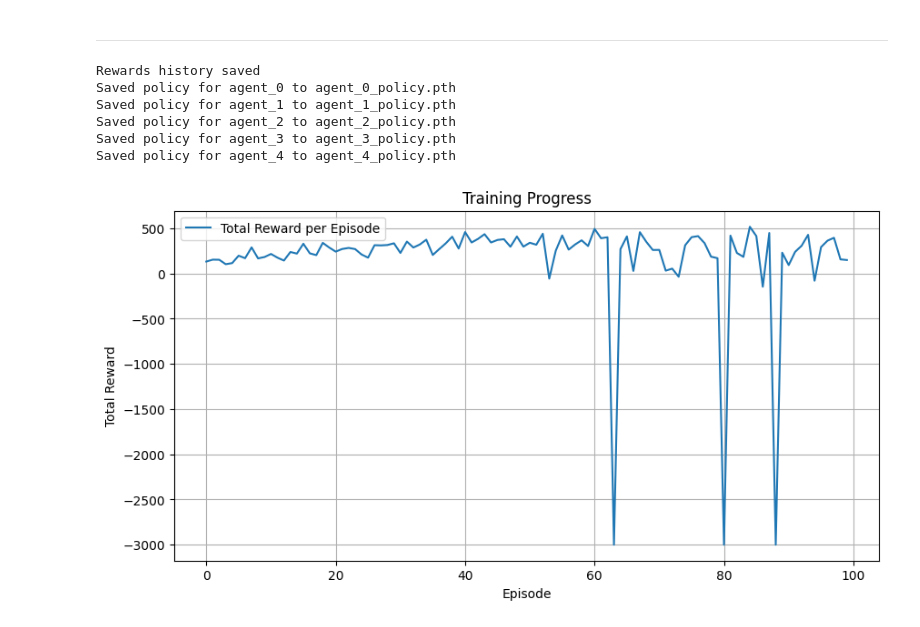
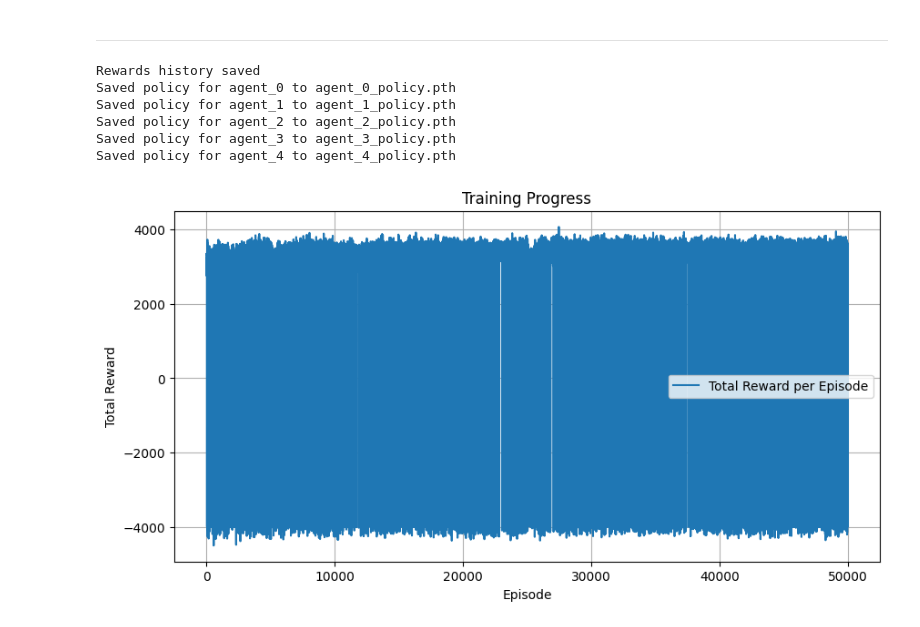
Before and after one commit to yjchenCN/Multi-agent-consensus-algorithm, a Jupyter notebook: MARL/MA_new/reinforce.ipynb, the cells around one changed output. Saved outputs shown, nothing was run; the diff lists cells and outputs as text; code cells hidden in the pictures.

```diff
--- a/MARL/MA_new/reinforce.ipynb
+++ b/MARL/MA_new/reinforce.ipynb
@@ -222,7 +222,7 @@ class PolicyNetwork(nn.Module):
 # 假设各智能体共享经验（集中训练），但决策分散执行——即每个智能体在执行时只访问自己的网络和观测。
 
 
-def train_multiagent(env, num_episodes=3000, gamma=0.99, lr=0.001, reward_threshold=650):
+def train_multiagent(env, num_episodes=3000, gamma=0.99, lr=0.001, reward_threshold=6500):
     # 根据env初始化
     obs = env.reset()
     agents = env.agents
@@ -316,36 +316,36 @@ def train_multiagent(env, num_episodes=3000, gamma=0.99, lr=0.001, reward_thresh
 from env_new.MAenv_3 import CustomMAEnvironment3
 # 创建环境
 if __name__ == "__main__":
     # 创建环境
     env = CustomMAEnvironment3(num_agents=5, num_iterations=200, dt=0.1)
     # 开始训练
-    rewards_history, policies = train_multiagent(env, num_episodes=100, gamma=0.99, lr=0.001)
+    rewards_history, policies = train_multiagent(env, num_episodes=50000, gamma=0.99, lr=0.001)
 
-    np.save("rewards_history_onlydone.npy", rewards_history)
+    np.save("rewards_history_demo1.npy", rewards_history)
     print("Rewards history saved")
 
     # 保存每个智能体的策略
     for agent, policy in policies.items():
         torch.save(policy.state_dict(), f"{agent}_policy.pth")
         print(f"Saved policy for {agent} to {agent}_policy.pth")
 
     # 绘制总体回报的变化曲线
     plt.figure(figsize=(10,5))
     plt.plot(rewards_history, label="Total Reward per Episode")
     plt.xlabel("Episode")
     plt.ylabel("Total Reward")
     plt.title("Training Progress")
     plt.legend()
     plt.grid(True)
     plt.show()
 # %% [output]
 Rewards history saved
 Saved policy for agent_0 to agent_0_policy.pth
 Saved policy for agent_1 to agent_1_policy.pth
 Saved policy for agent_2 to agent_2_policy.pth
 Saved policy for agent_3 to agent_3_policy.pth
 Saved policy for agent_4 to agent_4_policy.pth
-[figure, old version]
+[figure, new version]
 # %%
 
 import numpy as np
```
Also changed, not shown: parts of 1 cell of this notebook, 15 other files.
